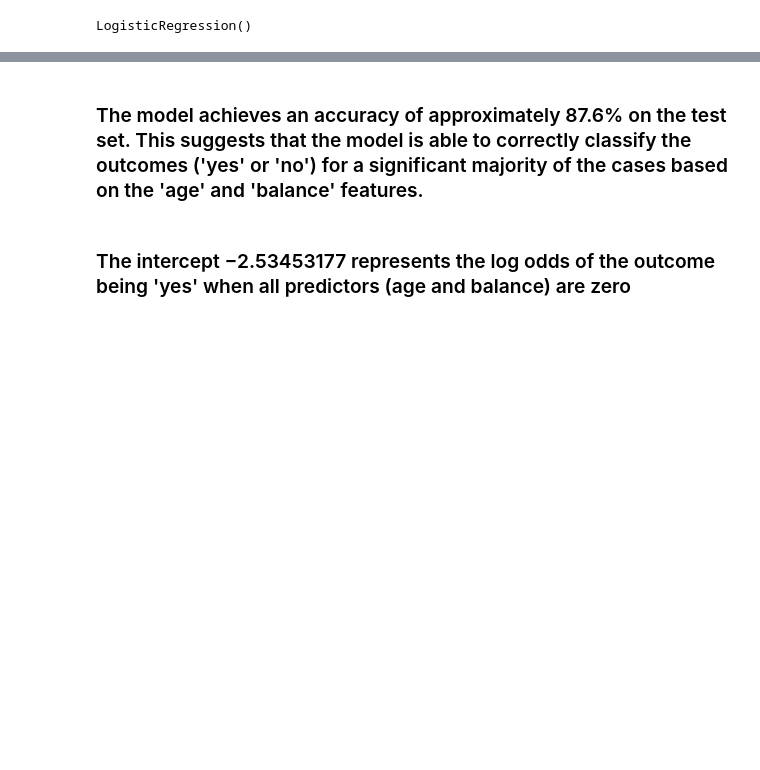
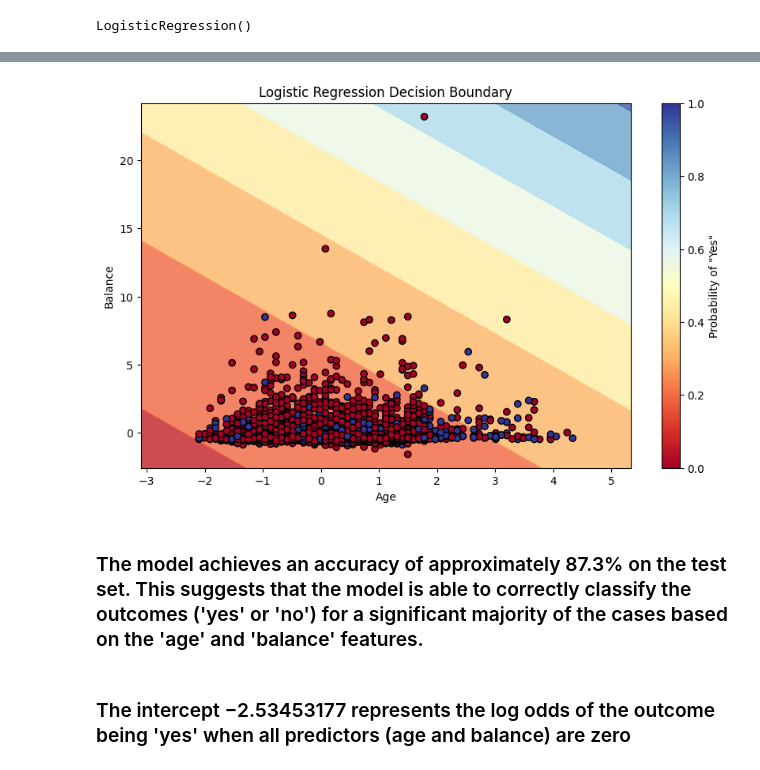
Before and after one commit to kathytran88/bank_term_deposit_analysis, a Jupyter notebook: logistic_regression.ipynb, the cells around one changed output, grey strips where cells are left out. Cells and saved outputs as stored; diff of their text form; code cells hidden in the pictures; blank space fills up the shorter version.

```diff
--- a/logistic_regression.ipynb
+++ b/logistic_regression.ipynb
@@ -174,5 +179,28 @@ plt.show()
+# %%
+x_min, x_max = X_scaled[:, 0].min() - 1, X_scaled[:, 0].max() + 1
+y_min, y_max = X_scaled[:, 1].min() - 1, X_scaled[:, 1].max() + 1
+
+# Create a grid of values
+xx, yy = np.meshgrid(np.linspace(x_min, x_max, 100),
+                     np.linspace(y_min, y_max, 100))
+
+# Predict the probability for each point in the grid
+Z = model.predict_proba(np.c_[xx.ravel(), yy.ravel()])[:, 1]
+Z = Z.reshape(xx.shape)
+
+# Plot the decision boundary and data points
+plt.figure(figsize=(10, 6))
+plt.contourf(xx, yy, Z, alpha=0.8, cmap='RdYlBu')
+plt.scatter(X_scaled[:, 0], X_scaled[:, 1], c=dataset['outcome_num'], edgecolor='k', cmap='RdYlBu', marker='o')
+plt.title('Logistic Regression Decision Boundary')
+plt.xlabel('Age')
+plt.ylabel('Balance')
+plt.colorbar(label='Probability of "Yes"')
+plt.show()
+# %% [output]
+[figure, added]
 # %% [markdown]
-### The model achieves an accuracy of approximately 87.6% on the test set. This suggests that the model is able to correctly classify the outcomes ('yes' or 'no') for a significant majority of the cases based on the 'age' and 'balance' features.
+### The model achieves an accuracy of approximately 87.3% on the test set. This suggests that the model is able to correctly classify the outcomes ('yes' or 'no') for a significant majority of the cases based on the 'age' and 'balance' features.
 # %% [markdown]
 ### The intercept −2.53453177 represents the log odds of the outcome being 'yes' when all predictors (age and balance) are zero
 # %% [markdown]
```
Also changed, not shown: parts of 8 cells of this notebook.
